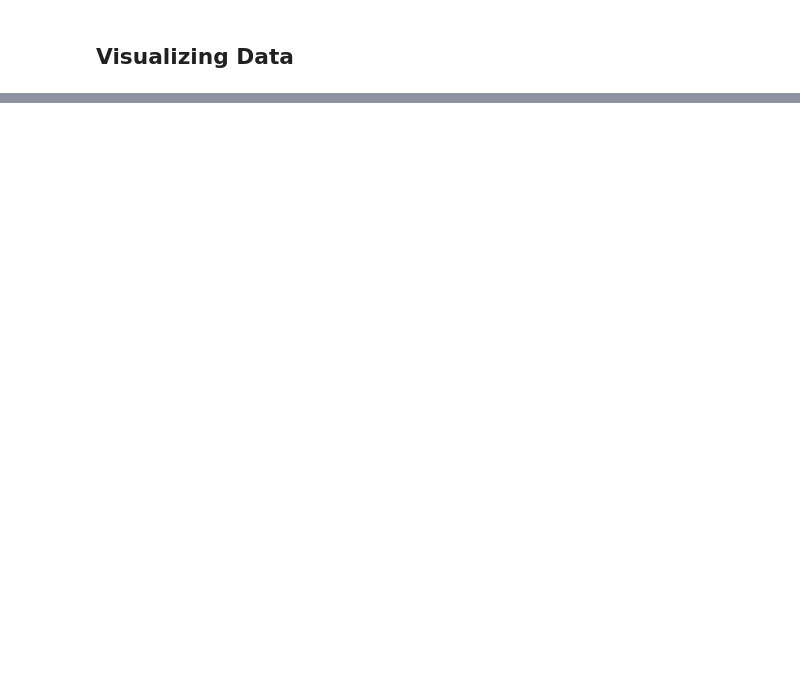
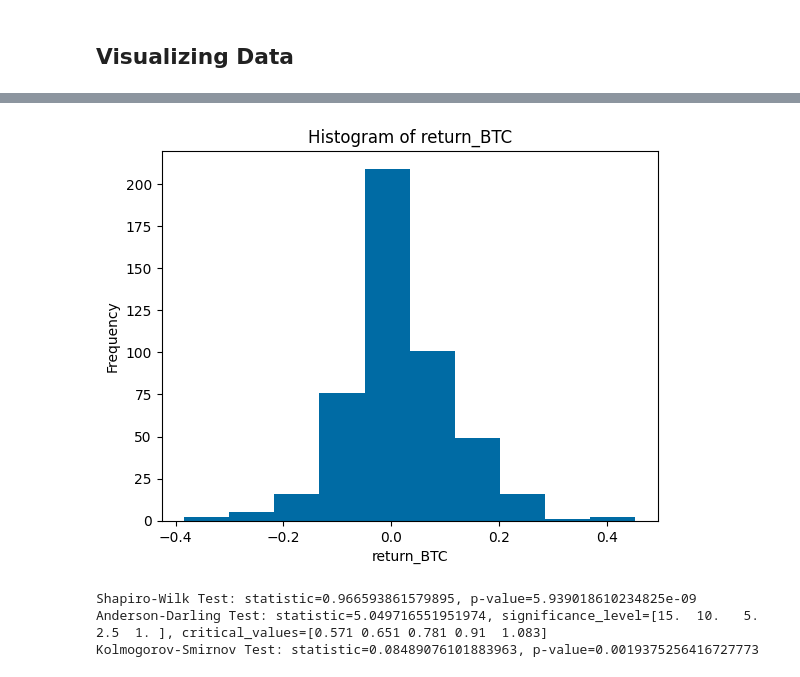
Before and after one commit to aguilarklyno/Fukuhara-Seminar, a Jupyter notebook: 23_11_10_week-04/Group3.ipynb, the cells around one changed output, grey strips where cells are left out. Drawn from its saved outputs; the diff is of its cells as text; code cells hidden in the pictures; blank space fills up the shorter version.

```diff
--- a/23_11_10_week-04/Group3.ipynb
+++ b/23_11_10_week-04/Group3.ipynb
@@ -323,0 +475,3 @@ def plot_var_forecast_for_target(data, target='7203.T', forecast_steps=10, lags=
+# %%
+df_main = df_base.copy()
+df_main
@@ -323,0 +492,7 @@ def plot_var_forecast_for_target(data, target='7203.T', forecast_steps=10, lags=
+# %%
+# 仮定として、df は上記のデータを含む pandas DataFrame です。
+# まず、Date カラムのデータ型を datetime に変換します。
+df_main['Date'] = pd.to_datetime(df_main['Date'])
+
+# 次に、Date カラムをインデックスに設定します。
+df_main.set_index('Date', inplace=True)
@@ -323,0 +568,4 @@ def plot_var_forecast_for_target(data, target='7203.T', forecast_steps=10, lags=
+# %%
+# 2. 収益率の計算
+# Bitcoinの価格を基に収益率を計算します。ここでは 'Price' 列が価格データを含んでいると仮定しています。
+df_main['return_BTC'] = df_main['BTC-USD'].pct_change()
@@ -323,0 +589,2 @@ def plot_var_forecast_for_target(data, target='7203.T', forecast_steps=10, lags=
+# %%
+df_bitcoin = df_main[['BTC-USD', 'return_BTC']]
@@ -323,0 +608,10 @@ def plot_var_forecast_for_target(data, target='7203.T', forecast_steps=10, lags=
+# %%
+create_histogram(df_bitcoin, 'return_BTC')
+# %% [output]
+[figure, added]
+# %%
+evaluate_normality(df_bitcoin['return_BTC'])
+# %% [output]
+Shapiro-Wilk Test: statistic=0.966593861579895, p-value=5.939018610234825e-09
+Anderson-Darling Test: statistic=5.049716551951974, significance_level=[15.  10.   5.   2.5  1. ], critical_values=[0.571 0.651 0.781 0.91  1.083]
+Kolmogorov-Smirnov Test: statistic=0.08489076101883963, p-value=0.0019375256416727773
```
Also changed, not shown: parts of 22 cells of this notebook.
